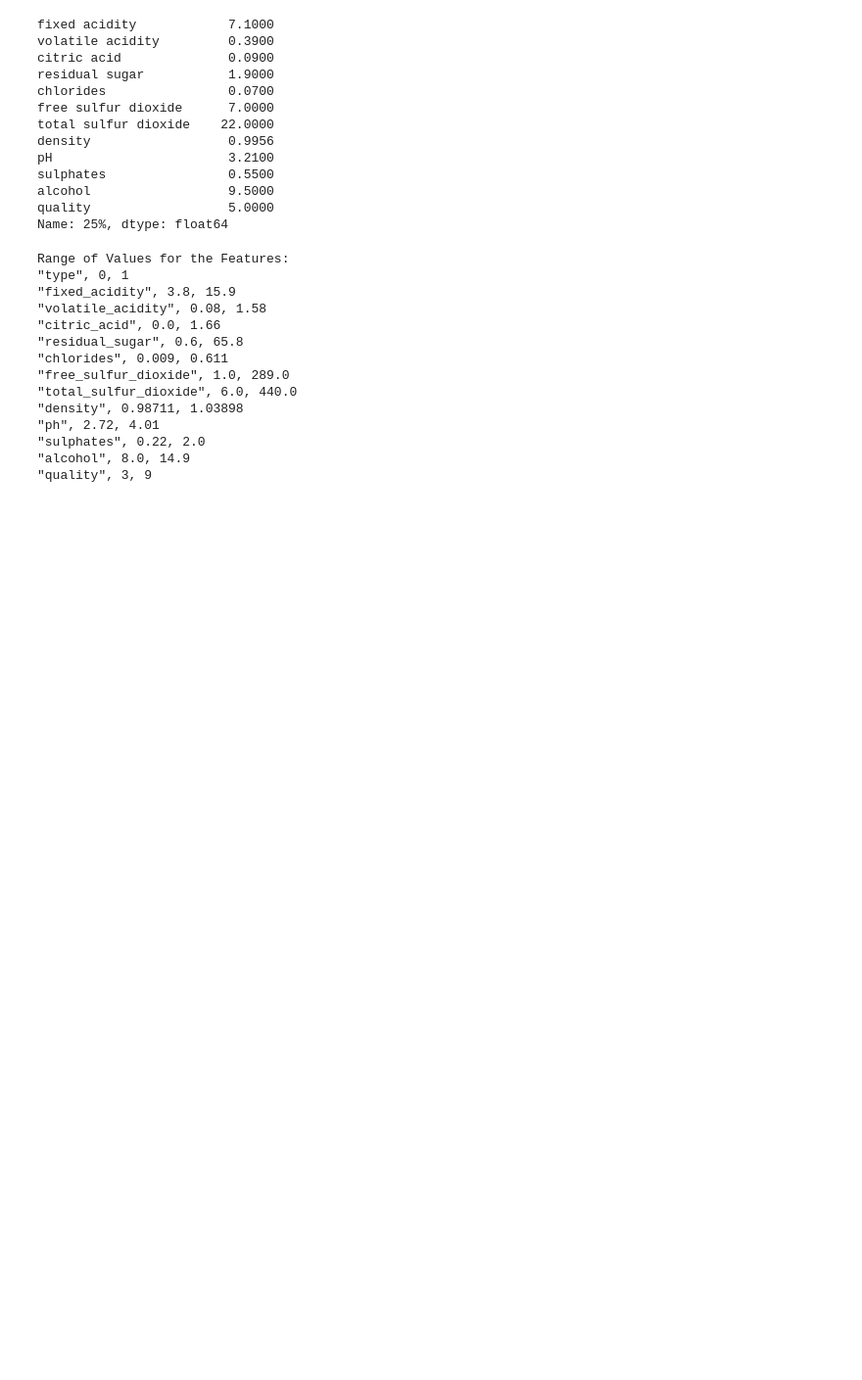
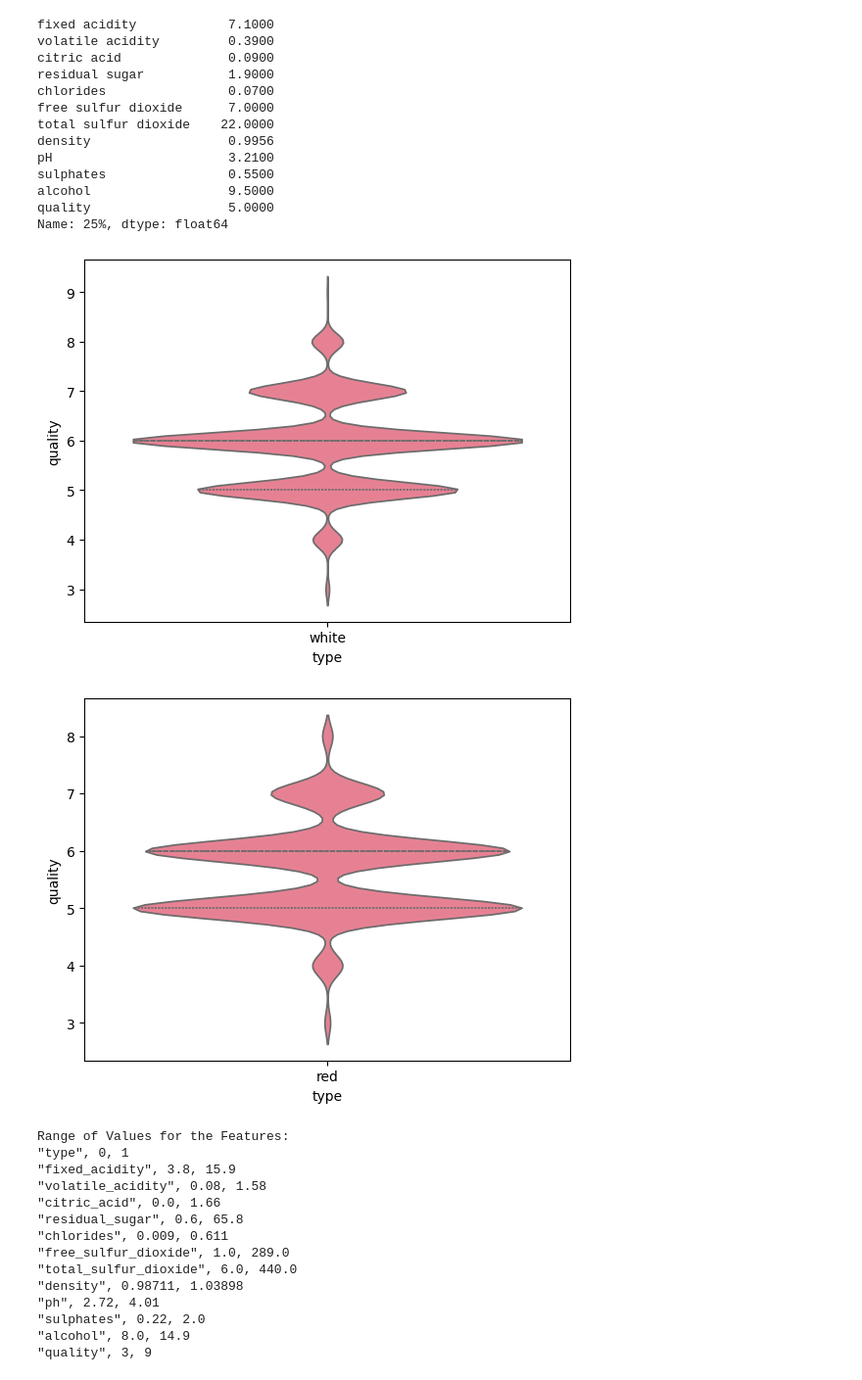
Before and after one commit to mezbahulkarim/ID2223-LAB-1, a Jupyter notebook: wine/wine-eda-and-backfill-feature-group.ipynb, the cells around one changed output. Shown at 98% size. Saved outputs shown, nothing was run; the diff lists cells and outputs as text; code cells hidden in the pictures; blank space fills up the shorter version.

```diff
--- a/wine/wine-eda-and-backfill-feature-group.ipynb
+++ b/wine/wine-eda-and-backfill-feature-group.ipynb
@@ -138,6 +137,18 @@ sulphates                0.5500
 alcohol                  9.5000
 quality                  5.0000
 Name: 25%, dtype: float64
+# %%
+#QUALITY DISTRIBUTION for RED vs WHITE
+
+g = sns.violinplot(y='quality', x='type', data=white_wine_df, inner='quartile')
+plt.show()
+
+
+g = sns.violinplot(y='quality', x='type', data=red_wine_df, inner='quartile')
+plt.show()
+# %% [output]
+[figure, added]
+[figure, added]
 # %%
 # RUN THIS ONCE TO GET THE CLEANED WHITE AND RED DATASETS
 # ADDING MISSING FEATURE VALUES USING 25 PERCENTILE TO 75 PERCENTILE RANDOM VALUES
```
Also changed, not shown: parts of 7 cells of this notebook, 8 other files.
